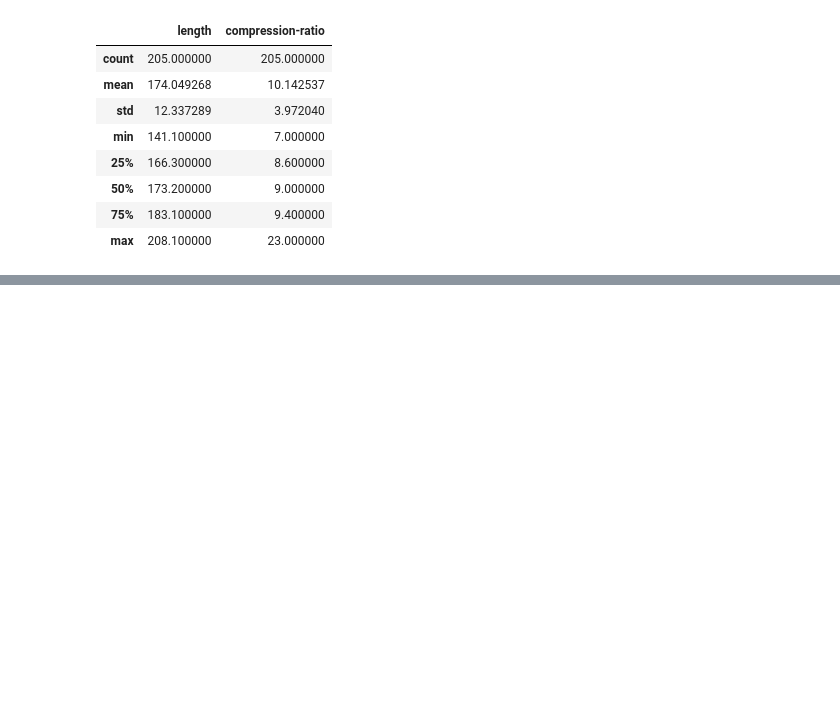
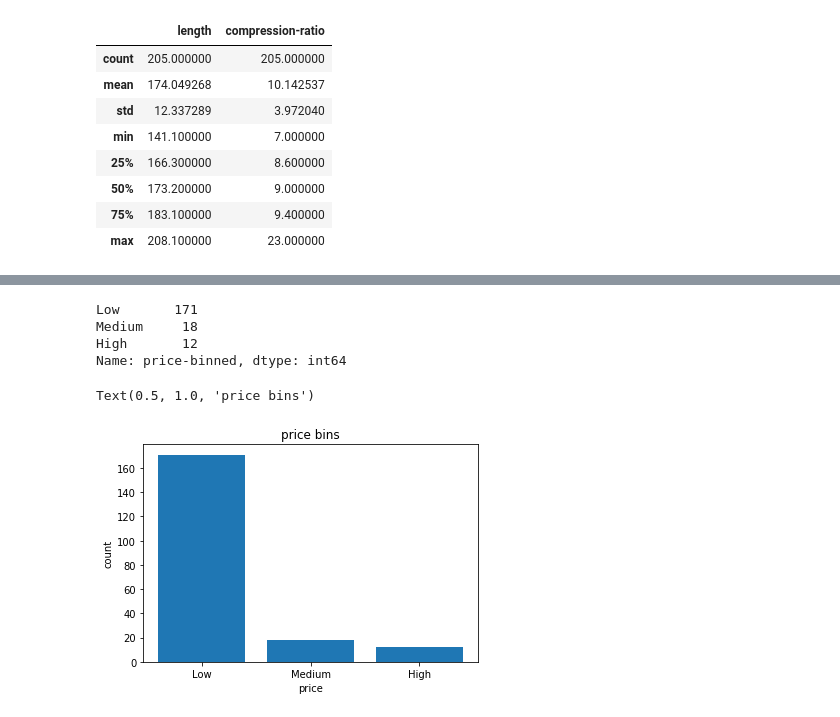
Before and after one commit to DulakshiV/Data_Science_Learning_Projects, a Jupyter notebook: Automobile_Price_Prediction/PricePrediction.ipynb, the cells around one changed output, grey strips where cells are left out. Saved outputs shown, nothing was run; the diff lists cells and outputs as text; code cells hidden in the pictures; blank space fills up the shorter version.

```diff
--- a/Automobile_Price_Prediction/PricePrediction.ipynb
+++ b/Automobile_Price_Prediction/PricePrediction.ipynb
@@ -165,0 +326,5 @@ df.info
+# %%
+## Convert mpg to L/100km
+df['city-L/100km'] = 235/df["city-mpg"]
+df['highway-L/100km'] = 235/df["highway-mpg"]
+df.head()
@@ -165,0 +345,5 @@ df.info
+# %%
+# replace (original value) by (original value)/(maximum value)
+df['length'] = df['length']/df['length'].max()
+df['width'] = df['width']/df['width'].max()
+df['height'] = df['height']/df['height'].max()
@@ -165,0 +360,3 @@ df.info
+# %%
+bins = np.linspace(df['price'].min(),df['price'].max(),4) # 4 dividers are needed for 3 bins
+group_names = ["Low","Medium","High"]
@@ -165,0 +368,3 @@ df.info
+# %%
+df['price-binned']= pd.cut(df['price'],bins,labels=group_names,include_lowest=True)
+df[['price','price-binned']].head(20)
@@ -165,0 +389,21 @@ df.info
+# %%
+df['price-binned'].value_counts()
+# %% [output]
+Low       171
+Medium     18
+High       12
+Name: price-binned, dtype: int64
+# %%
+#Plot the distribution of each bin
+%matplotlib inline
+import matplotlib as plt
+from matplotlib import pyplot
+pyplot.bar(group_names, df["price-binned"].value_counts())
+
+# set x/y labels and plot title
+plt.pyplot.xlabel("price")
+plt.pyplot.ylabel("count")
+plt.pyplot.title("price bins")
+# %% [output]
+Text(0.5, 1.0, 'price bins')
+[figure, added]
```
Also changed, not shown: parts of 32 cells of this notebook.
